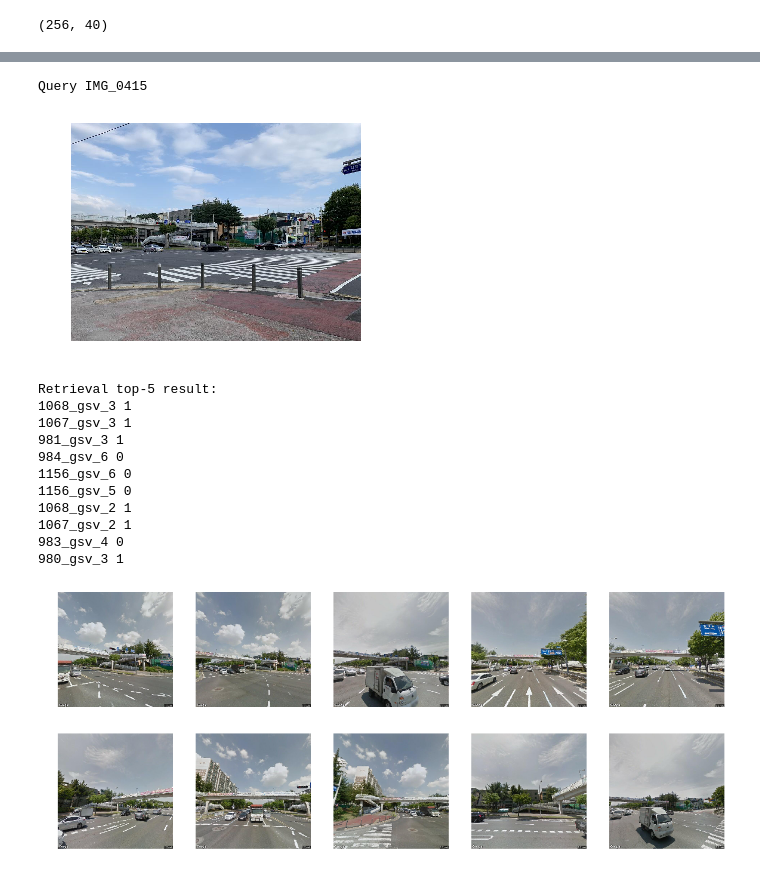
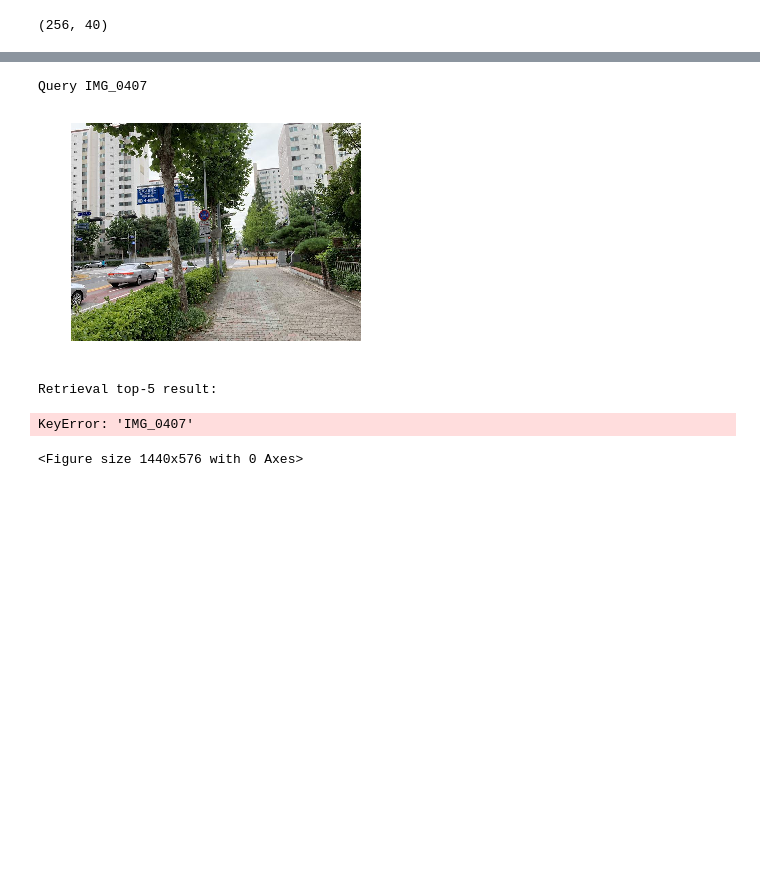
Before and after one commit to canhld94/master-thesis, a Jupyter notebook: dev/retrieval_test.ipynb, the cells around one changed output, grey strips where cells are left out. Drawn from its saved outputs; the diff is of its cells as text; code cells hidden in the pictures; blank space fills up the shorter version.

```diff
--- a/dev/retrieval_test.ipynb
+++ b/dev/retrieval_test.ipynb
@@ -1,15 +1,16 @@
 # %%
-import ImageRepresentation
-from rsift_extraction import _GetSingleImageFeature
+import ImageRepresentationp
+import ThesisToolkit
+from ThesisToolkit import FeaturesIOToolkit as featuresIO
 import numpy as np
 import cv2 as cv
 import os
-from delf import feature_io
+import joblib
 %matplotlib inline
 from matplotlib import pyplot as plt
 from matplotlib import image as img
-query_dir = "/home/canhld/workplace/Daejeon_street_view/datasets/daejeon_sv_v1_query_delf/"
-query_images_dir = "/home/canhld/workplace/Daejeon_street_view/datasets/daejeon_sv_v1_query_full/"
-database_dir = "/home/canhld/workplace/Daejeon_street_view/datasets/daejeon_sv_v1_vlad256_delf/"
-image_dir = "/home/canhld/workplace/Daejeon_street_view/datasets/daejeon_sv_v1/"
-saved_model = "/home/canhld/workplace/Daejeon_street_view/datasets/codebook/delf_256_model.pkl"
+query_dir = "/mnt/datasets/daejeon_sv_v1_query_resized_delf/"
+query_images_dir = "/mnt/datasets/daejeon_sv_v1_query_full/"
+database_dir = "/mnt/datasets/daejeon_sv_v1_sppvlad256_delf/"
+image_dir = "/mnt/datasets/daejeon_sv_v1/"
+saved_model = "/mnt/datasets/codebook/delf_256_model.pkl"
@@ -16,6 +28,8 @@ saved_model = "/home/canhld/workplace/Daejeon_street_view/datasets/codebook/delf
 # %%
 ir = ImageRepresentation.ImageRepresentation(name = 'delf_vlad', saved_model = saved_model )
 print(ir.codebook.cluster_centers_.shape)
+pca_model = "/mnt/datasets/pca/delf_vlad256_512_whiten.pkl"
+transformer = joblib.load(pca_model)
 # %% [output]
 (256, 40)
 # %%
@@ -41,8 +55,10 @@ for f in os.listdir(query_dir):
         queries.append(filename)
         im = cv.imread(os.path.join(query_images_dir, filename + '.jpg'), flags=cv.IMREAD_UNCHANGED)
         query_images.append(cv.cvtColor(im, cv.COLOR_RGB2BGR))
-        _,_,features,_,_ = feature_io.ReadFromFile(os.path.join(query_dir, f))
-        vector = ir.VLADEncode(features)
+        ret = featuresIO().DelfReadSingleImage(os.path.join(query_dir, f))
+        locs = ret[1]
+        features = ret[2]
+        vector = ir.MP_VLADEncode(image_features=features, image_locs=locs, grid=0, pca=False, transformer=transformer)
         query_vectors.append(vector)
 
 # for f in os.listdir(query_dir):
@@ -80,7 +99,7 @@ for f in os.listdir(database_dir):
     database.append(vector)
 # %%
 plt.subplot()
-query_name = "IMG_0415"
+query_name = "IMG_0407"
 query_index = 0
 top_ranks = 50
 for query_index in range(len(queries)):
@@ -95,46 +114,38 @@ rank_list = []
 for vector, index in zip(database,indexes):
     rank_list.append((index, np.dot(vector, test_vector)))
 rank_list.sort(key = lambda tup: tup[1], reverse=True)
 predict = []
 for i in range(top_ranks):
     predict.append(rank_list[i][0])
 print("Query %s" % test_query)
 plt.axis('off')
 plt.imshow(test_image)
 plt.show()
-ref_file = "/home/canhld/workplace/Daejeon_street_view/datasets/daejeon_sv_v1_query_60m.csv"
+ref_file = "/mnt/datasets/daejeon_sv_v1_query_40m.csv"
 with open(ref_file) as f:
     contents = f.readlines()
 lines = [x.strip('\n') for x in contents]
 ref = dict()
 for line in lines:
     tup = line.split(',')
     ref[tup[0]] = set(tup[1:])
 print("Retrieval top-5 result:")
 plt.figure(figsize=(20,8))
 for i in range(10):
     if(predict[i][:-6] in ref[query_name]):
        print(predict[i],1)
     else:
        print(predict[i],0)
     im = img.imread(os.path.join(image_dir, predict[i] + '.jpg'))
     plt.subplot(2,5,i+1)
     plt.axis('off')
     plt.imshow(im)
 plt.show()
+print(query_vectors[query_index].shape)
 # %% [output]
-Query IMG_0415
+Query IMG_0407
-[figure, old version]
+[figure, new version]
 Retrieval top-5 result:
-1068_gsv_3 1
-1067_gsv_3 1
-981_gsv_3 1
-984_gsv_6 0
-1156_gsv_6 0
-1156_gsv_5 0
-1068_gsv_2 1
-1067_gsv_2 1
-983_gsv_4 0
-980_gsv_3 1
-[figure, removed]
+KeyError: 'IMG_0407'
+<Figure size 1440x576 with 0 Axes>
 # %%
```
Also changed, not shown: parts of 8 cells of this notebook, 26 other files.
